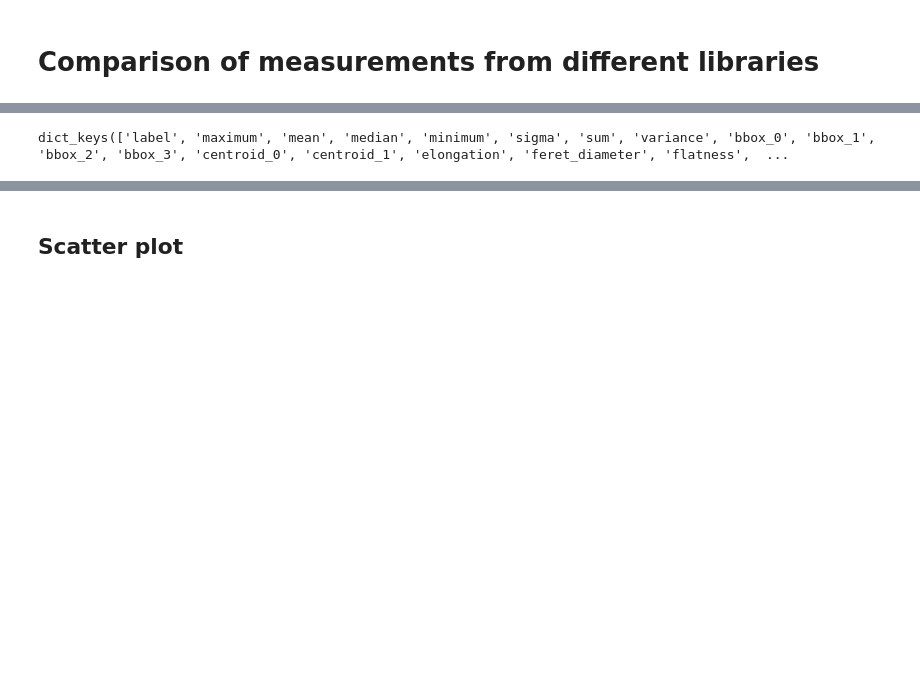
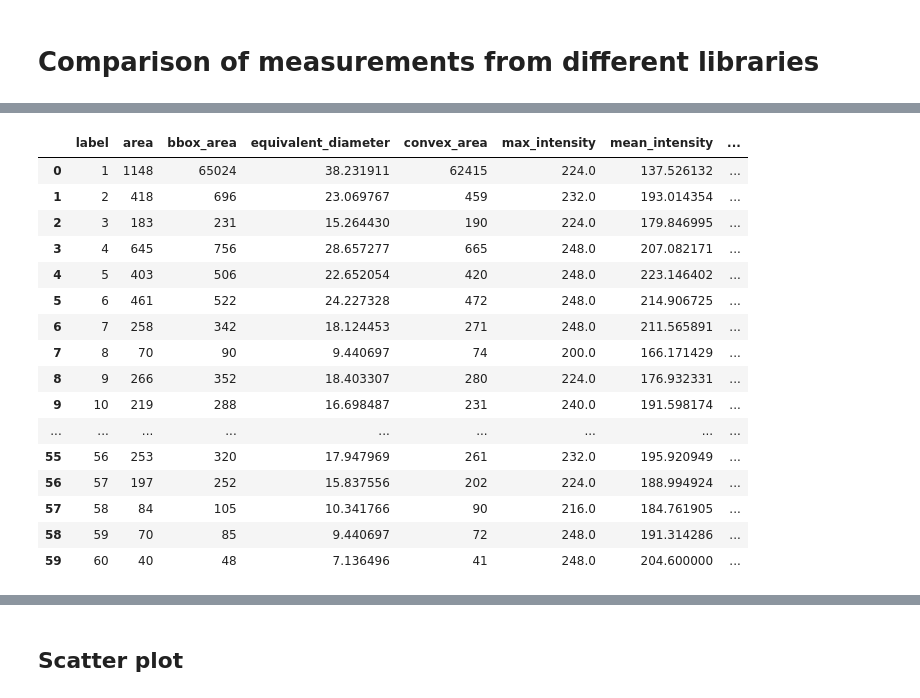
Before and after one commit to haesleinhuepf/BioImageAnalysisNotebooks, a Jupyter notebook: docs/22_feature_extraction/comparison_of_measurements_from_different_libraries.ipynb, the cells around one changed output, grey strips where cells are left out. Cells and saved outputs as stored; diff of their text form; code cells hidden in the pictures; blank space fills up the shorter version.

```diff
--- a/docs/22_feature_extraction/comparison_of_measurements_from_different_libraries.ipynb
+++ b/docs/22_feature_extraction/comparison_of_measurements_from_different_libraries.ipynb
@@ -21,4 +20,21 @@ skimage_statistics = regionprops(labels, intensity_image=blobs)
-# %%
-simpleitk_statistics.keys()
-# %% [output]
-dict_keys(['label', 'maximum', 'mean', 'median', 'minimum', 'sigma', 'sum', 'variance', 'bbox_0', 'bbox_1', 'bbox_2', 'bbox_3', 'centroid_0', 'centroid_1', 'elongation', 'feret_diameter', 'flatness',  ...
+# %%
+skimage_statistics = regionprops_table(blobs, labels, perimeter = True)
+skimage_statistics
+# %% [output]
+|  | label | area | bbox_area | equivalent_diameter | convex_area | max_intensity | mean_intensity | ... |
+| 0 | 1 | 1148 | 65024 | 38.231911 | 62415 | 224.0 | 137.526132 | ... |
+| 1 | 2 | 418 | 696 | 23.069767 | 459 | 232.0 | 193.014354 | ... |
+| 2 | 3 | 183 | 231 | 15.264430 | 190 | 224.0 | 179.846995 | ... |
+| 3 | 4 | 645 | 756 | 28.657277 | 665 | 248.0 | 207.082171 | ... |
+| 4 | 5 | 403 | 506 | 22.652054 | 420 | 248.0 | 223.146402 | ... |
+| 5 | 6 | 461 | 522 | 24.227328 | 472 | 248.0 | 214.906725 | ... |
+| 6 | 7 | 258 | 342 | 18.124453 | 271 | 248.0 | 211.565891 | ... |
+| 7 | 8 | 70 | 90 | 9.440697 | 74 | 200.0 | 166.171429 | ... |
+| 8 | 9 | 266 | 352 | 18.403307 | 280 | 224.0 | 176.932331 | ... |
+| 9 | 10 | 219 | 288 | 16.698487 | 231 | 240.0 | 191.598174 | ... |
+| ... | ... | ... | ... | ... | ... | ... | ... | ... |
+| 55 | 56 | 253 | 320 | 17.947969 | 261 | 232.0 | 195.920949 | ... |
+| 56 | 57 | 197 | 252 | 15.837556 | 202 | 224.0 | 188.994924 | ... |
+| 57 | 58 | 84 | 105 | 10.341766 | 90 | 216.0 | 184.761905 | ... |
+| 58 | 59 | 70 | 85 | 9.440697 | 72 | 248.0 | 191.314286 | ... |
+| 59 | 60 | 40 | 48 | 7.136496 | 41 | 248.0 | 204.600000 | ... |
```
Also changed, not shown: parts of 6 cells of this notebook, 4 other files.
